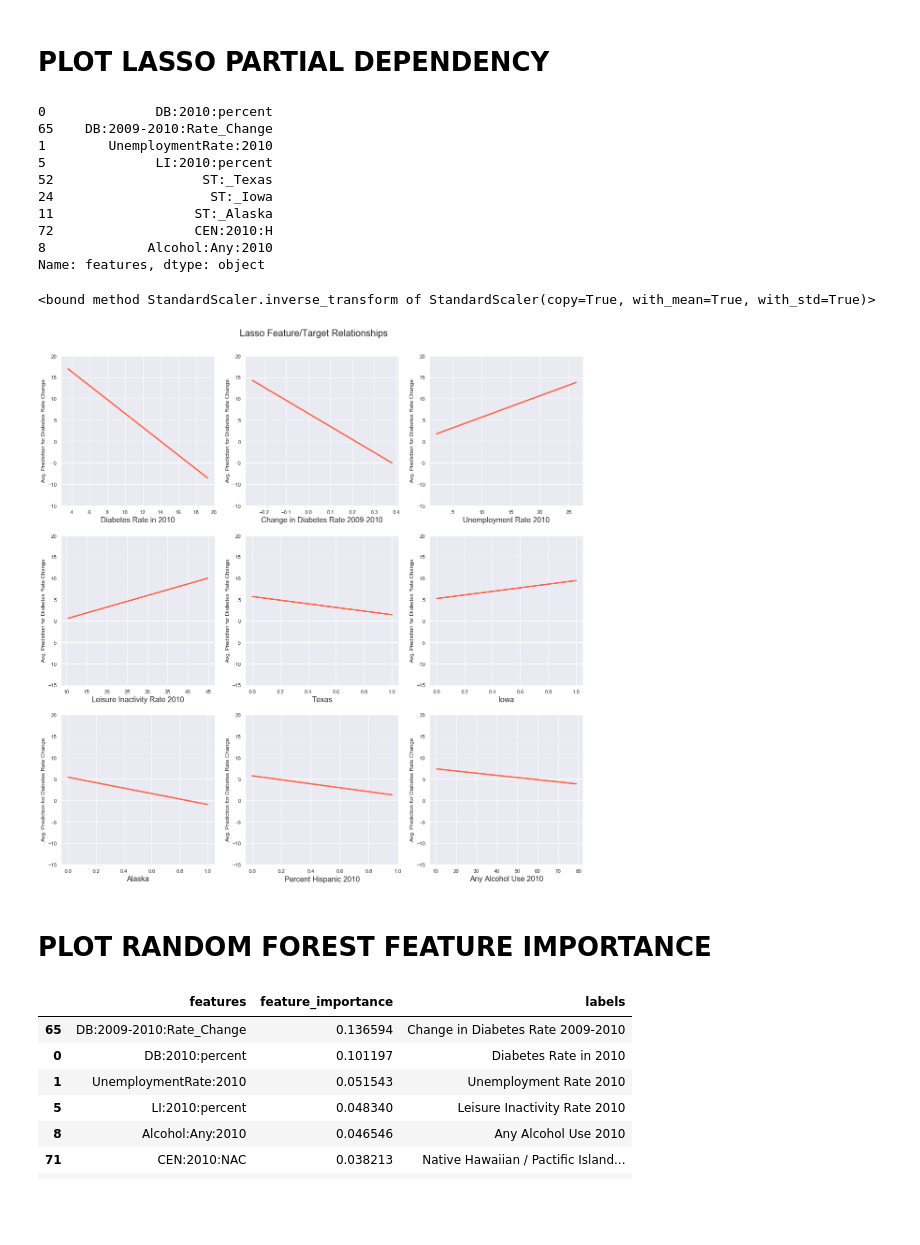
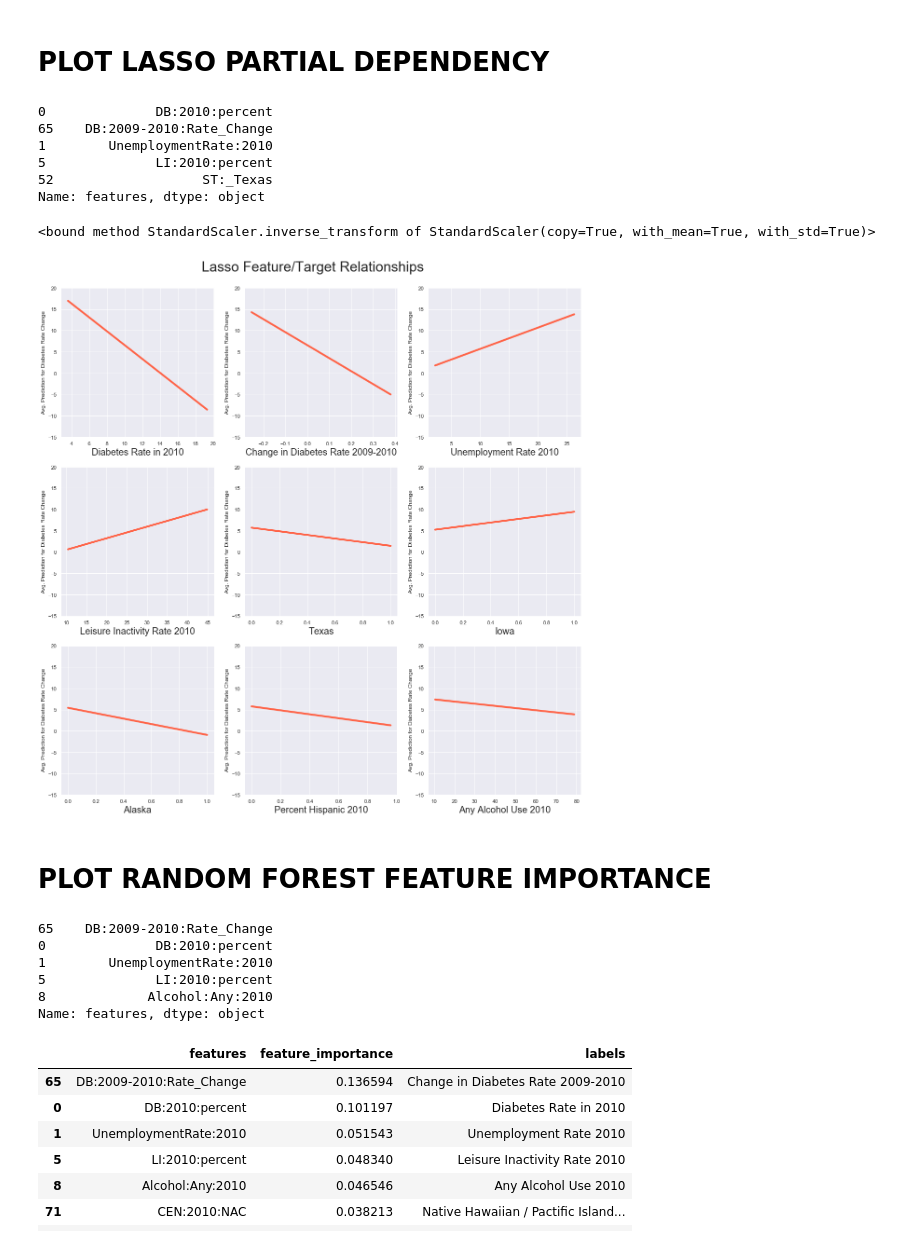
Before and after one commit to lbordz/diabetes-rates-prediction, a Jupyter notebook: EDA_and_modelling/Final_Models_and_Plots.ipynb, the cells around one changed output. Cells and saved outputs as stored; diff of their text form; code cells hidden in the pictures; blank space fills up the shorter version.

```diff
--- a/EDA_and_modelling/Final_Models_and_Plots.ipynb
+++ b/EDA_and_modelling/Final_Models_and_Plots.ipynb
@@ -547,4 +549,5 @@ mse
 lassocoefs = lassobest.coef_
 # %%
 plt_coefs_df = pd.DataFrame.from_dict({"features" : X_train.columns,
-                             "coefficients" : lassocoefs })
+                             "coefficients" : lassocoefs ,
+                                      "one_unit_scated_feature": one_unit_feat_scaled})
@@ -551,7 +572,9 @@ plt_coefs_df = pd.DataFrame.from_dict({"features" : X_train.columns,
 # %%
 plt_coefs_df = plt_coefs_df.reindex(plt_coefs_df["coefficients"].abs().sort_values().index)[::-1]
 # %%
-plt_coefs_df["color"] = plt_coefs_df["coefficients"].apply(lambda x: "tomato" if  x > 0 else "teal")
+plt_coefs_df["color"] = plt_coefs_df["coefficients"].apply(lambda x: "tomato" if  x > 0 else "salmon")
+
+#(lambda x: "tomato" if  x > 0 else "teal")
 # %%
 plt_coefs_df["labels"] = plt_coefs_df["features"]
 # %%
@@ -667,8 +678,8 @@ def pdp_same_axis_scale(model, col, num_breaks, ax, y_lim_min, y_lim_max):
         y.append(predictions.mean())
 
     #plot partial dependence
-    ax.plot(x, y, linestyle='-', color = "tomato", linewidth=3.0)
-    ax.set_xlabel(colnamemap[col], fontsize=16)
+    ax.plot(x, y, linestyle='-', color = "tomato", linewidth=4.0)
+    ax.set_xlabel(colnamemap[col], fontsize=20)
     ax.set_ylabel("Avg. Prediction for Diabetes Rate Change")
     ax.set_ylim(y_lim_min, y_lim_max)
 
@@ -676,7 +687,7 @@ def pdp_same_axis_scale(model, col, num_breaks, ax, y_lim_min, y_lim_max):
     #ax.set_xticks(fontsize=14)
     #ax.set_yticks(fontsize=14)
 # %%
-top_10_lasso_feats = plt_coefs_df["features"].iloc[:9]
+top_10_lasso_feats = plt_coefs_df["features"].iloc[:5]
 top_10_lasso_feats
 # %% [output]
 0              DB:2010:percent
@@ -684,10 +695,6 @@ top_10_lasso_feats
 1        UnemploymentRate:2010
 5              LI:2010:percent
 52                   ST:_Texas
-24                    ST:_Iowa
-11                  ST:_Alaska
-72                  CEN:2010:H
-8             Alcohol:Any:2010
 Name: features, dtype: object
 # %%
 scalar.inverse_transform
@@ -696,20 +703,22 @@ scalar.inverse_transform
 # %%
 matplotlib.rcParams.update({'font.size': 16})
 
 
 fig, axs = plt.subplots(3, 3, figsize=(20,20))
 af = axs.flatten()
-fig.suptitle("Lasso Feature/Target Relationships",  fontsize=20, y = .92)
+fig.suptitle("Lasso Feature/Target Relationships",  fontsize=30, y = .92)
+
+
 
 
 for i, col in enumerate(top_10_lasso_feats):
     pdp_same_axis_scale(lassobest, col, 100, af[i], -15, 20)
 
 fig.subplots_adjust(hspace=.2)
 
 plt.savefig('../images/lassorelationships.png')
 # %% [output]
-[figure, old version]
+[figure, new version]
 # %% [markdown]
 # PLOT RANDOM FOREST FEATURE IMPORTANCE
 # %%
@@ -746,6 +753,15 @@ plt_impfeats_df = pd.DataFrame.from_dict({"features" : X_train.columns,
                              "feature_importance" : rfimpfeats })
 # %%
 plt_impfeats_df = plt_impfeats_df.reindex(plt_impfeats_df["feature_importance"].abs().sort_values().index)[::-1]
+# %%
+plt_impfeats_df.head()["features"]
+# %% [output]
+65    DB:2009-2010:Rate_Change
+0              DB:2010:percent
+1        UnemploymentRate:2010
+5              LI:2010:percent
+8             Alcohol:Any:2010
+Name: features, dtype: object
 # %%
 plt_impfeats_df["labels"] = plt_impfeats_df["features"].apply(lambda x: colnamemap[x] if x in colnamemap.keys() else x)
 # %%
```
Also changed, not shown: parts of 27 cells of this notebook.
